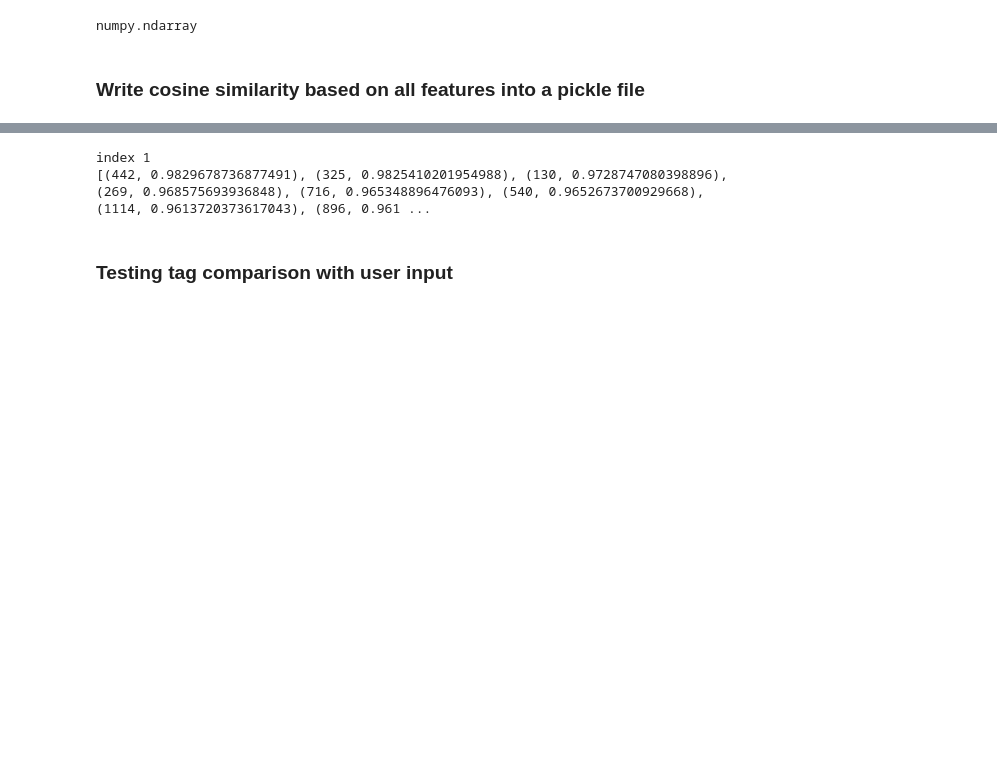
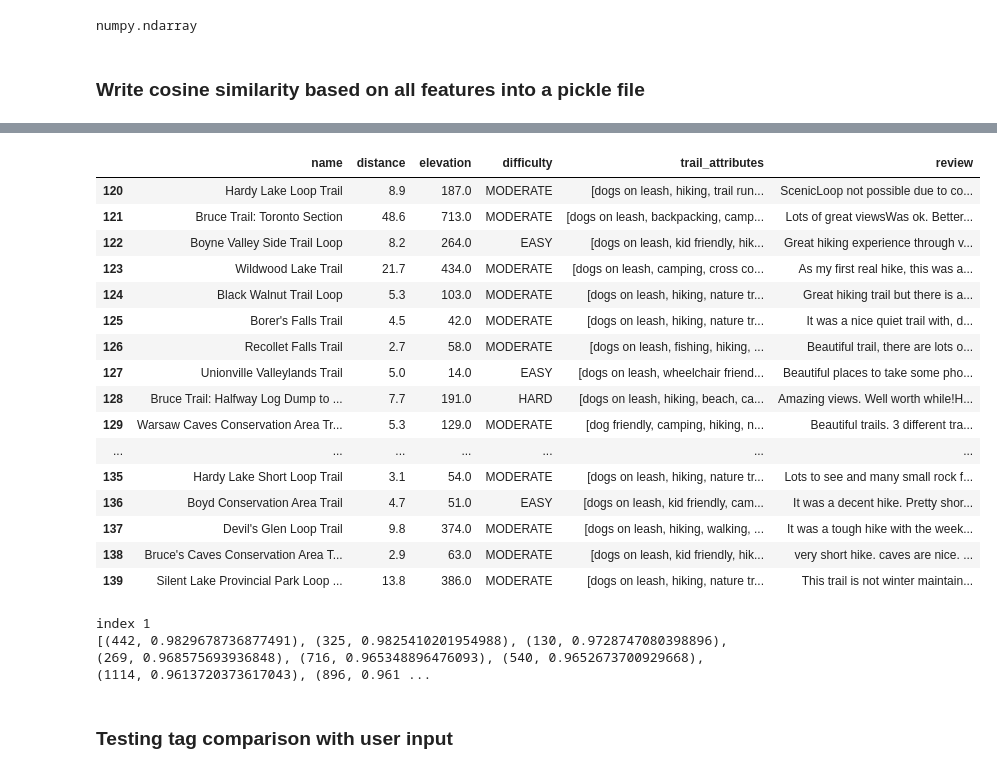
Before and after one commit to nchtra/hike_easy, a Jupyter notebook: src/EDA2.ipynb, the cells around one changed output, grey strips where cells are left out. Cells and saved outputs as stored; diff of their text form; code cells hidden in the pictures; blank space fills up the shorter version.

```diff
--- a/src/EDA2.ipynb
+++ b/src/EDA2.ipynb
@@ -321,4 +331,25 @@ data.head()
 | 2 | MODERATE | 2.3 | 100.0 | Niagara Glen Trail | 135 | Beautiful area with several trail... | Loop | 4.7 | [dogs on leash, kid friendly, hik... | ... |
 | 3 | MODERATE | 7.2 | 128.0 | Nassagaweya and Bruce Trail Loop ... | 170 | Great views! We went in January s... | Loop | 4.2 | [dogs on leash, kid friendly, hik... | ... |
 | 4 | MODERATE | 15.3 | 427.0 | Lion's Head Loop Via Bruce Trail | 117 | Amazing trail with stunning looko... | Loop | 4.8 | [dogs on leash, hiking, nature tr... | ... |
+# %%
+tmpdat = data[['name', 'distance', 'elevation', 'difficulty', 'trail_attributes', 'review']]
+tmpdat.iloc[120:140]
+# %% [output]
+|  | name | distance | elevation | difficulty | trail_attributes | review |
+| 120 | Hardy Lake Loop Trail | 8.9 | 187.0 | MODERATE | [dogs on leash, hiking, trail run... | ScenicLoop not possible due to co... |
+| 121 | Bruce Trail: Toronto Section | 48.6 | 713.0 | MODERATE | [dogs on leash, backpacking, camp... | Lots of great viewsWas ok. Better... |
+| 122 | Boyne Valley Side Trail Loop | 8.2 | 264.0 | EASY | [dogs on leash, kid friendly, hik... | Great hiking experience through v... |
+| 123 | Wildwood Lake Trail | 21.7 | 434.0 | MODERATE | [dogs on leash, camping, cross co... | As my first real hike, this was a... |
+| 124 | Black Walnut Trail Loop | 5.3 | 103.0 | MODERATE | [dogs on leash, hiking, nature tr... | Great hiking trail but there is a... |
+| 125 | Borer's Falls Trail | 4.5 | 42.0 | MODERATE | [dogs on leash, hiking, nature tr... | It was a nice quiet trail with, d... |
+| 126 | Recollet Falls Trail | 2.7 | 58.0 | MODERATE | [dogs on leash, fishing, hiking, ... | Beautiful trail, there are lots o... |
+| 127 | Unionville Valleylands Trail | 5.0 | 14.0 | EASY | [dogs on leash, wheelchair friend... | Beautiful places to take some pho... |
+| 128 | Bruce Trail: Halfway Log Dump to ... | 7.7 | 191.0 | HARD | [dogs on leash, hiking, beach, ca... | Amazing views. Well worth while!H... |
+| 129 | Warsaw Caves Conservation Area Tr... | 5.3 | 129.0 | MODERATE | [dog friendly, camping, hiking, n... | Beautiful trails. 3 different tra... |
+| ... | ... | ... | ... | ... | ... | ... |
+| 135 | Hardy Lake Short Loop Trail | 3.1 | 54.0 | MODERATE | [dogs on leash, hiking, nature tr... | Lots to see and many small rock f... |
+| 136 | Boyd Conservation Area Trail | 4.7 | 51.0 | EASY | [dogs on leash, kid friendly, cam... | It was a decent hike. Pretty shor... |
+| 137 | Devil's Glen Loop Trail | 9.8 | 374.0 | MODERATE | [dogs on leash, hiking, walking, ... | It was a tough hike with the week... |
+| 138 | Bruce's Caves Conservation Area T... | 2.9 | 63.0 | MODERATE | [dogs on leash, kid friendly, hik... | very short hike. caves are nice. ... |
+| 139 | Silent Lake Provincial Park Loop ... | 13.8 | 386.0 | MODERATE | [dogs on leash, hiking, nature tr... | This trail is not winter maintain... |
 # %%
```
Also changed, not shown: parts of 9 cells of this notebook, 17 other files.
